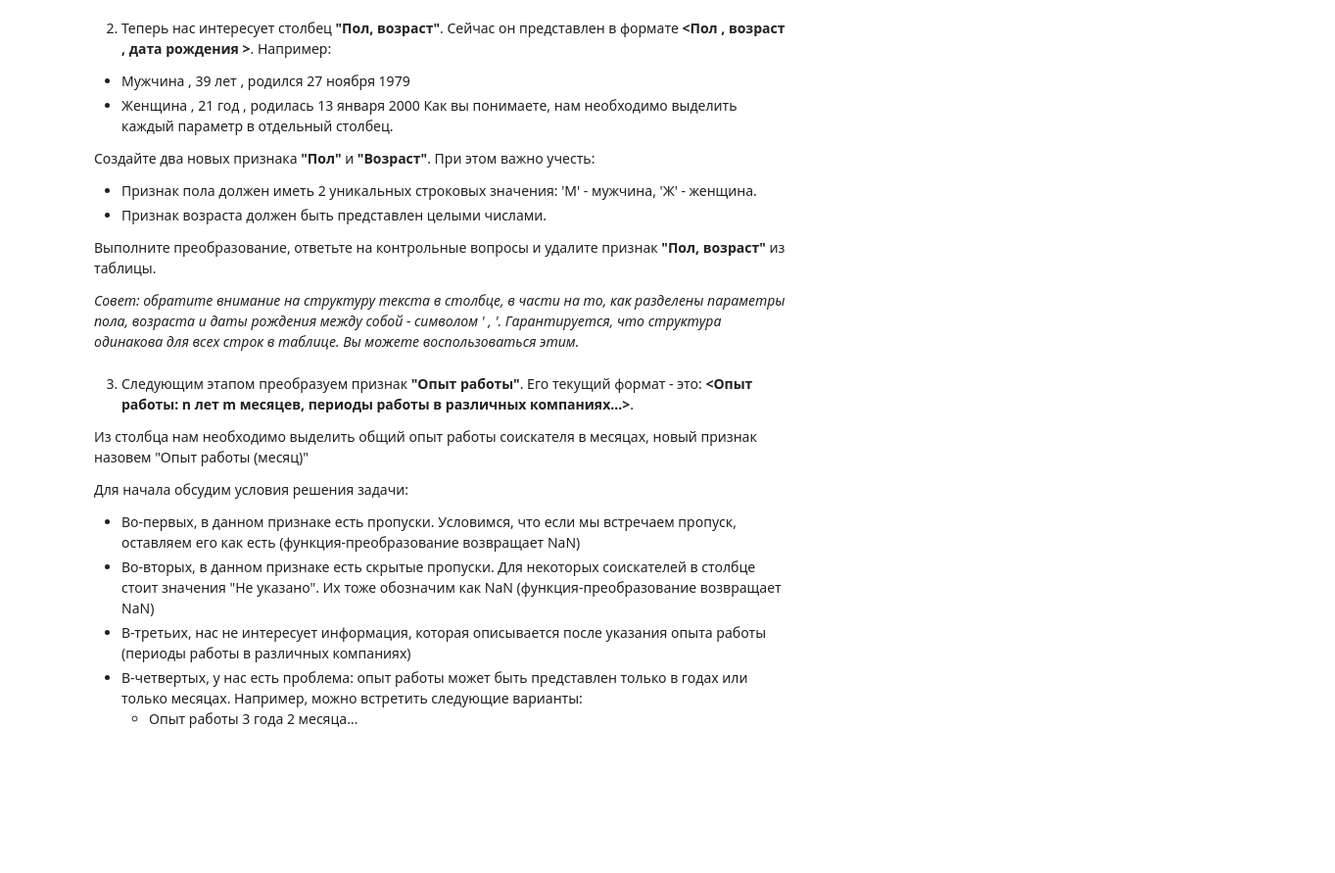
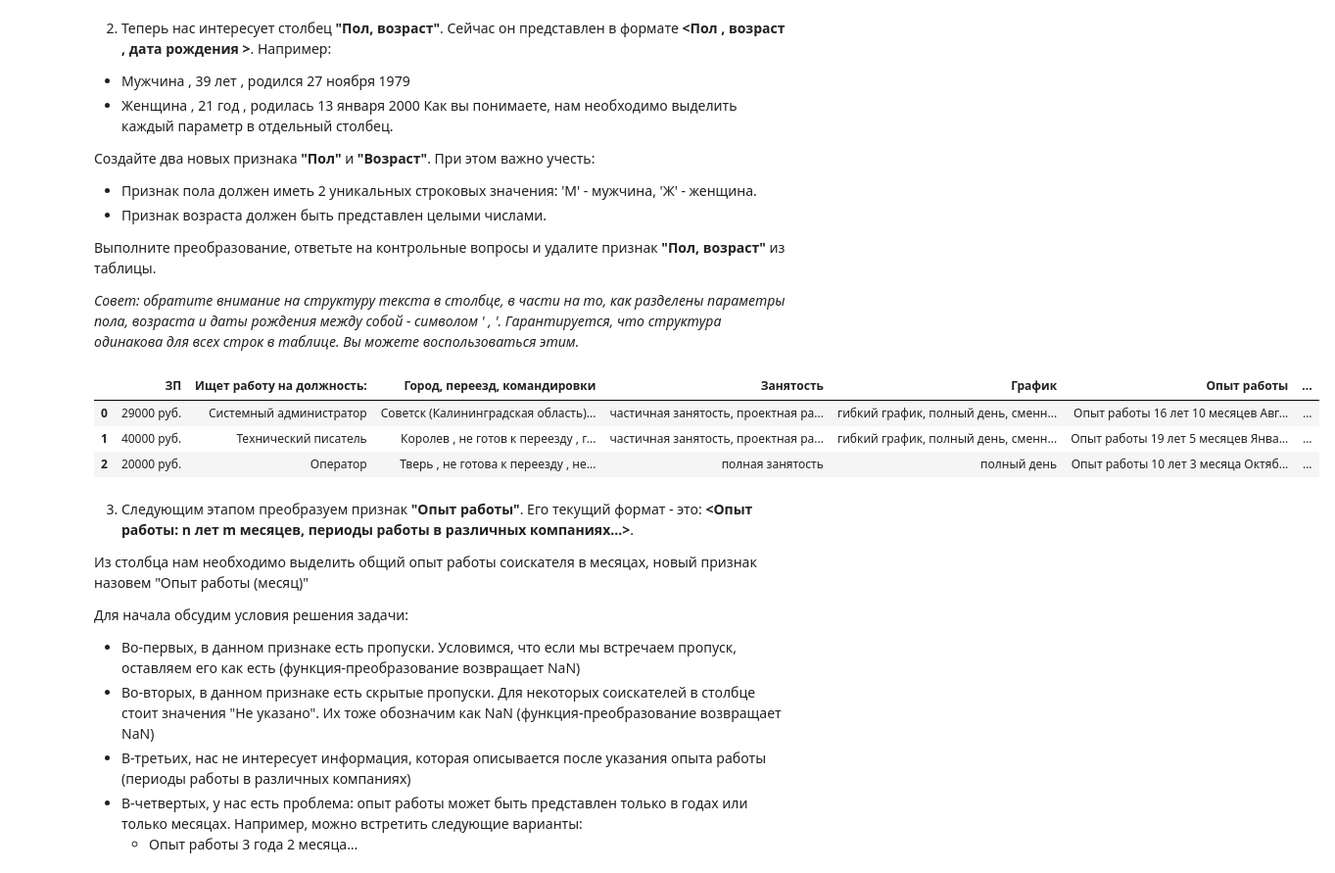
Before and after one commit to rostovcevartem209/hh_database, a Jupyter notebook: hh_database_project.ipynb, the cells around one changed output. Shown at 98% size. Drawn from its saved outputs; the diff is of its cells as text; code cells hidden in the pictures; blank space fills up the shorter version.

```diff
--- a/hh_database_project.ipynb
+++ b/hh_database_project.ipynb
@@ -82,7 +82,6 @@ hh_database.describe(include='all')
 
 *Совет: проверяйте полученные категории, например, с помощью метода unique()*
 # %%
-from pandas.core.indexes import category
 def get_education(education):
   educ = education.split()[0:2]
   if educ[-1]=='образование':
@@ -93,8 +92,6 @@ def get_education(education):
 
 hh_database_copy = hh_database.copy()
 hh_database_copy['Образование'] = hh_database['Образование и ВУЗ'].apply(get_education)
-# hh_database_copy['Образование'] = hh_database_copy['Образование'].astype('category')
-hh_database_copy = hh_database_copy.drop(['Образование и ВУЗ'], axis = 1)
-
-hh_database_copy['Образование'].info()
+hh_database_copy = hh_database_copy.drop('Образование и ВУЗ', axis = 1)
+hh_database_copy.head(3)
 # %% [output]
@@ -123,15 +116,22 @@ memory usage: 349.7+ KB
 # %%
 def get_sex(info):
   sex = info.split(' , ')[0]
   return sex[0].upper()
 
 def get_age(info):
   age = info.split(' , ')[1].split()[0]
   return int(age)
 
+hh_database_copy = hh_database_copy.copy()
 hh_database_copy['Пол'] = hh_database_copy['Пол, возраст'].apply(get_sex)
 hh_database_copy['Возраст'] = hh_database_copy['Пол, возраст'].apply(get_age)
-hh_database_copy = hh_database_copy.drop(['Пол, возраст'], axis = 1)
+hh_database_copy = hh_database_copy.drop('Пол, возраст', axis = 1)
+hh_database_copy.head(3)
+# %% [output]
+|  | ЗП | Ищет работу на должность: | Город, переезд, командировки | Занятость | График | Опыт работы | ... |
+| 0 | 29000 руб. | Системный администратор | Советск (Калининградская область)... | частичная занятость, проектная ра... | гибкий график, полный день, сменн... | Опыт работы 16 лет 10 месяцев Авг... | ... |
+| 1 | 40000 руб. | Технический писатель | Королев , не готов к переезду , г... | частичная занятость, проектная ра... | гибкий график, полный день, сменн... | Опыт работы 19 лет 5 месяцев Янва... | ... |
+| 2 | 20000 руб. | Оператор | Тверь , не готова к переезду , не... | полная занятость | полный день | Опыт работы 10 лет 3 месяца Октяб... | ... |
 # %% [markdown]
 3. Следующим этапом преобразуем признак **"Опыт работы"**. Его текущий формат - это: **<Опыт работы: n лет m месяцев, периоды работы в различных компаниях…>**.
 
```
Also changed, not shown: parts of 7 cells of this notebook.
